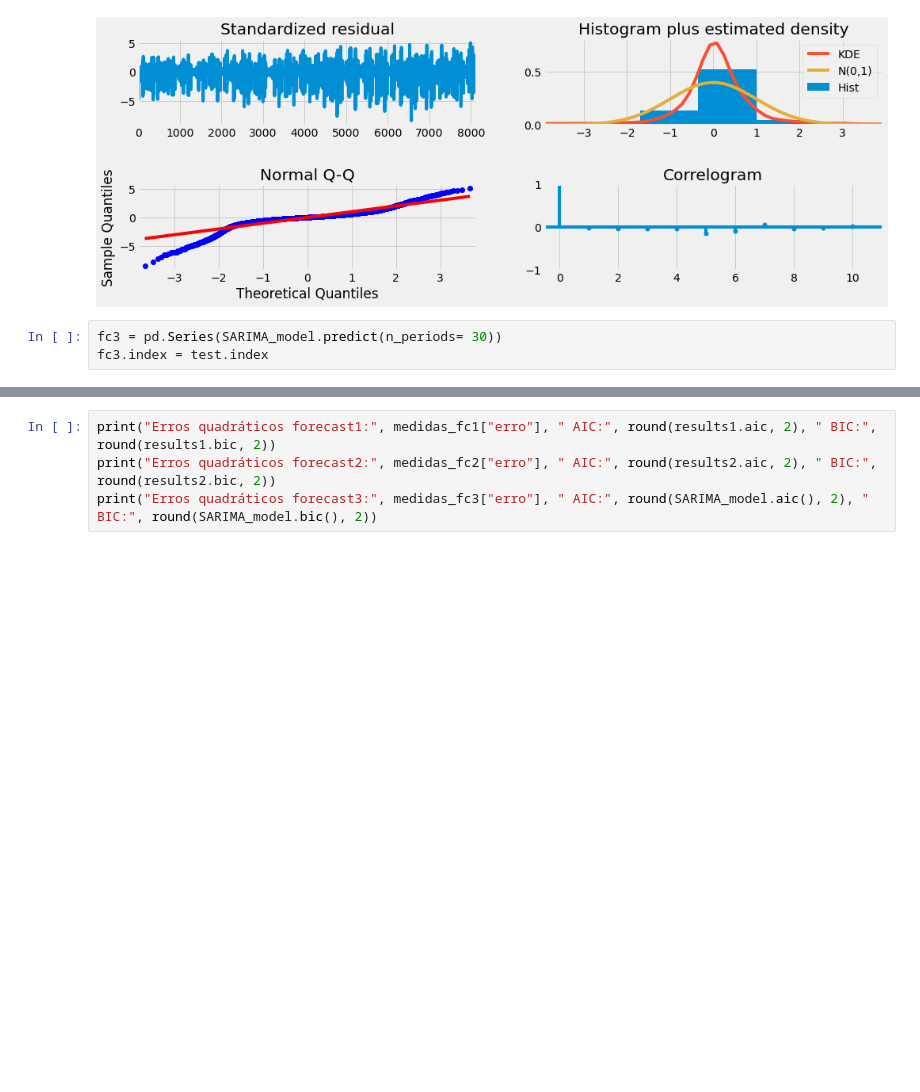
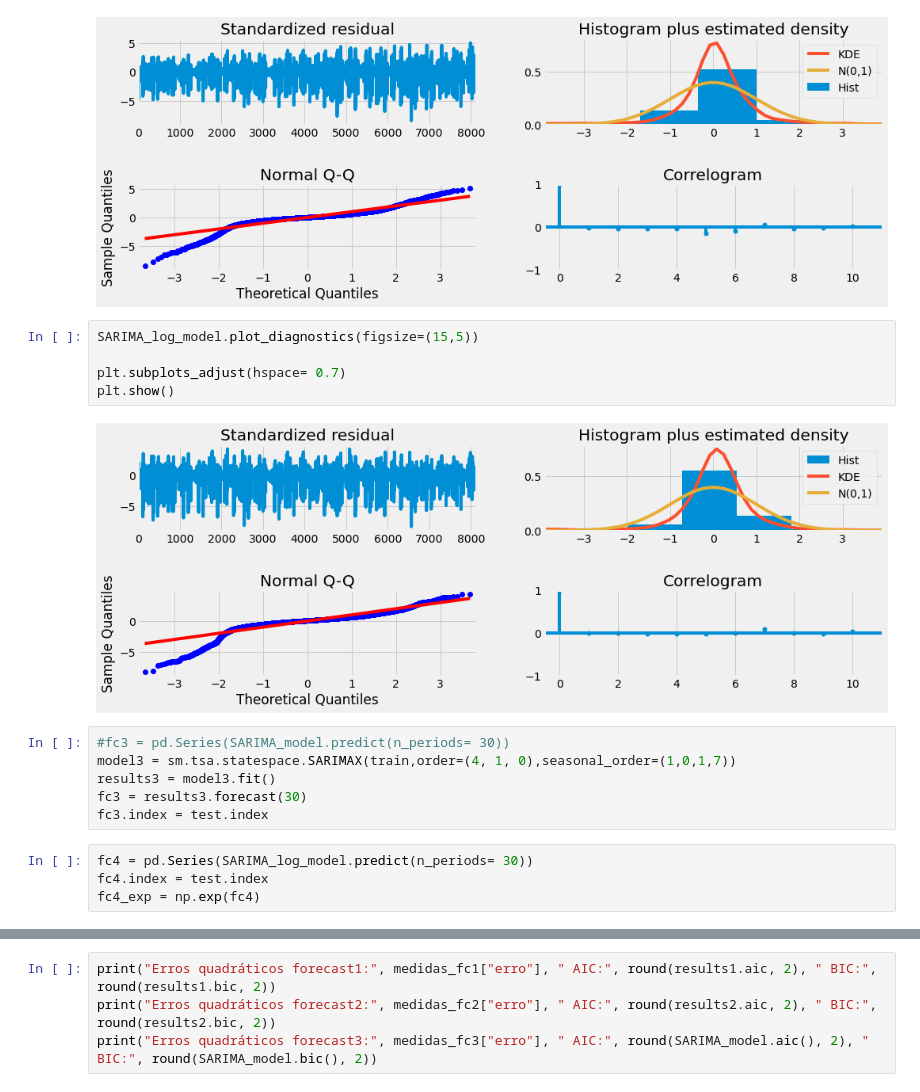
Before and after one commit to matheus-vizzotto/projecao_demanda_eletrica, a Jupyter notebook: models_tests/sarima.ipynb, the cells around one changed output, grey strips where cells are left out. Cells and saved outputs as stored; diff of their text form; blank space fills up the shorter version.

```diff
--- a/models_tests/sarima.ipynb
+++ b/models_tests/sarima.ipynb
@@ -227,9 +297,23 @@ plt.subplots_adjust(hspace= 0.7)
 plt.show()
 # %% [output]
 [figure]
+# %%
+SARIMA_log_model.plot_diagnostics(figsize=(15,5))
+
+plt.subplots_adjust(hspace= 0.7)
+plt.show()
+# %% [output]
+[figure, added]
+# %%
+#fc3 = pd.Series(SARIMA_model.predict(n_periods= 30))
+model3 = sm.tsa.statespace.SARIMAX(train,order=(4, 1, 0),seasonal_order=(1,0,1,7))
+results3 = model3.fit()
+fc3 = results3.forecast(30)
+fc3.index = test.index
 # %%
-fc3 = pd.Series(SARIMA_model.predict(n_periods= 30))
-fc3.index = test.index
+fc4 = pd.Series(SARIMA_log_model.predict(n_periods= 30))
+fc4.index = test.index
+fc4_exp = np.exp(fc4)
 # %%
 plt.figure(figsize = (15, 5))
 
```
Also changed, not shown: parts of 12 cells of this notebook.
